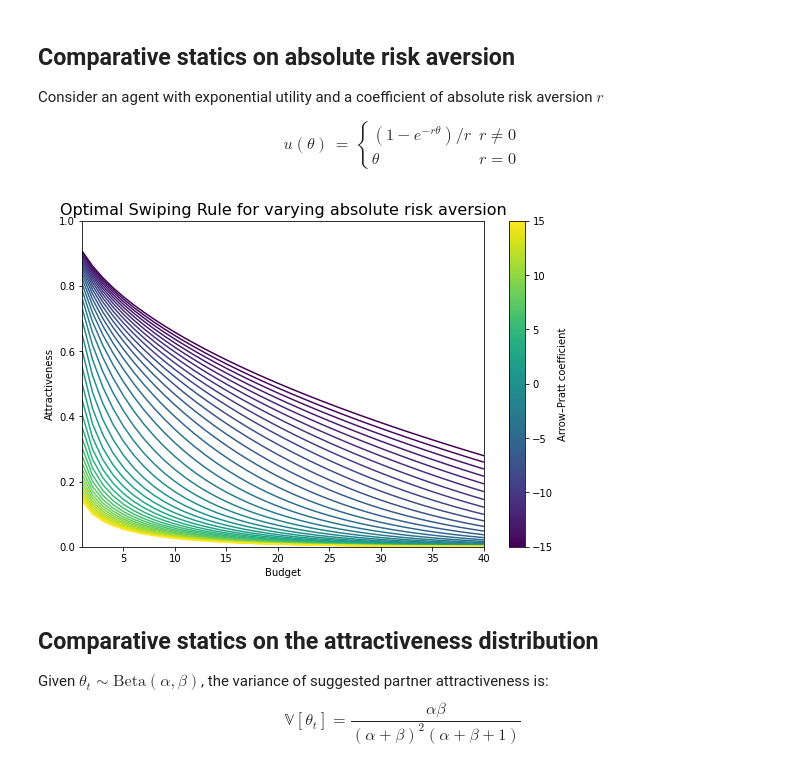
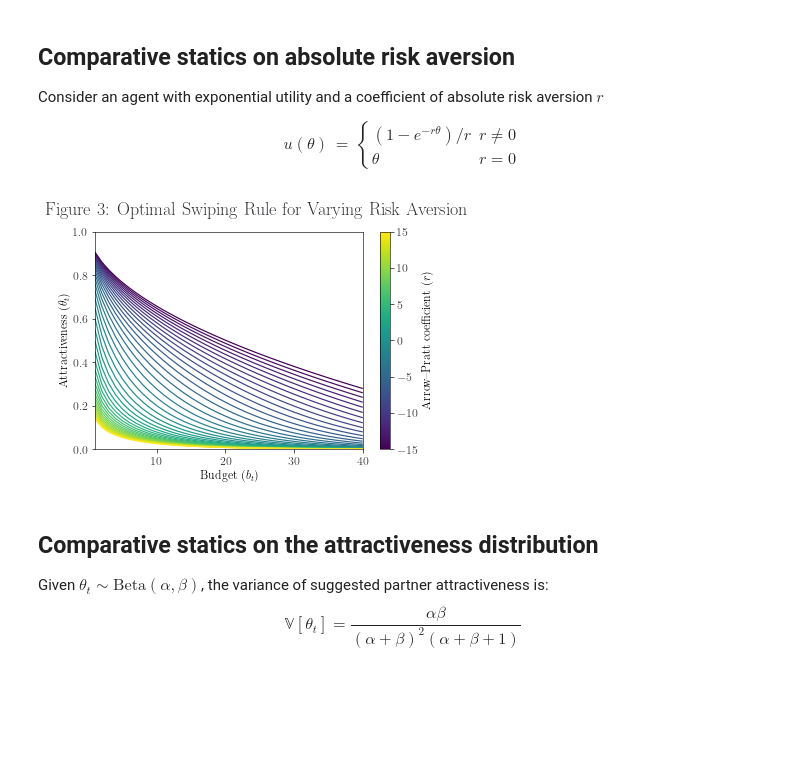
Before and after one commit to patohdzs/project-swipe, a Jupyter notebook: toy-model-one.ipynb, the cells around one changed output. Cells and saved outputs as stored; diff of their text form; code cells hidden in the pictures; blank space fills up the shorter version.

```diff
--- a/toy-model-one.ipynb
+++ b/toy-model-one.ipynb
@@ -185,38 +187,38 @@ $$
 reset_exog_params()
 
 # Exponential utility function
 def u(x):
     if r !=0:
         return (1 - np.exp(-r*x))/r
     return x
 
 cara_vals = np.linspace(-15,15,40)
 b_vals = range(1,b_0+1)
 swiping_rules = []
 
 for cara in cara_vals:
     r = cara
     θ_vals = [optimize.root_scalar(initial_condition, bracket=[0,1], method='brentq').root]
     for i in range(b_0-1):
         θ_prev = θ_vals[i]
         θ_vals.append(optimize.root_scalar(phi, bracket=[0,1], method='brentq').root)
     swiping_rules.append(θ_vals)
 
 # Plotting swiping rules
-fig, ax = plt.subplots(figsize=(9,6))
+fig, ax = plt.subplots()
 ax.set_xlim(1,b_0)
 ax.set_ylim(0,1)
 line_segments = LineCollection([np.column_stack([b_vals, θ_vals])
                                 for θ_vals in swiping_rules])
 line_segments.set_array(np.array(cara_vals))
 ax.add_collection(line_segments)
 axcb = fig.colorbar(line_segments)
-axcb.set_label('Arrow–Pratt coefficient')
-ax.set_title('Optimal Swiping Rule for varying absolute risk aversion', size=16)
-ax.set(xlabel='Budget', ylabel='Attractiveness')
+axcb.set_label(r'Arrow–Pratt coefficient ($r$)')
+fig.suptitle('Figure 3: Optimal Swiping Rule for Varying Risk Aversion')
+ax.set(xlabel=r'Budget ($b_t$)', ylabel=r'Attractiveness ($\theta_t$)')
 plt.show()
 # %% [output]
-[figure, old version]
+[figure, new version]
 # %% [markdown]
 ## Comparative statics on the attractiveness distribution
 Given $\theta_t \sim \text{Beta}(\alpha, \beta)$, the variance of suggested partner attractiveness is:
```
Also changed, not shown: parts of 4 cells of this notebook, 1 other file.
